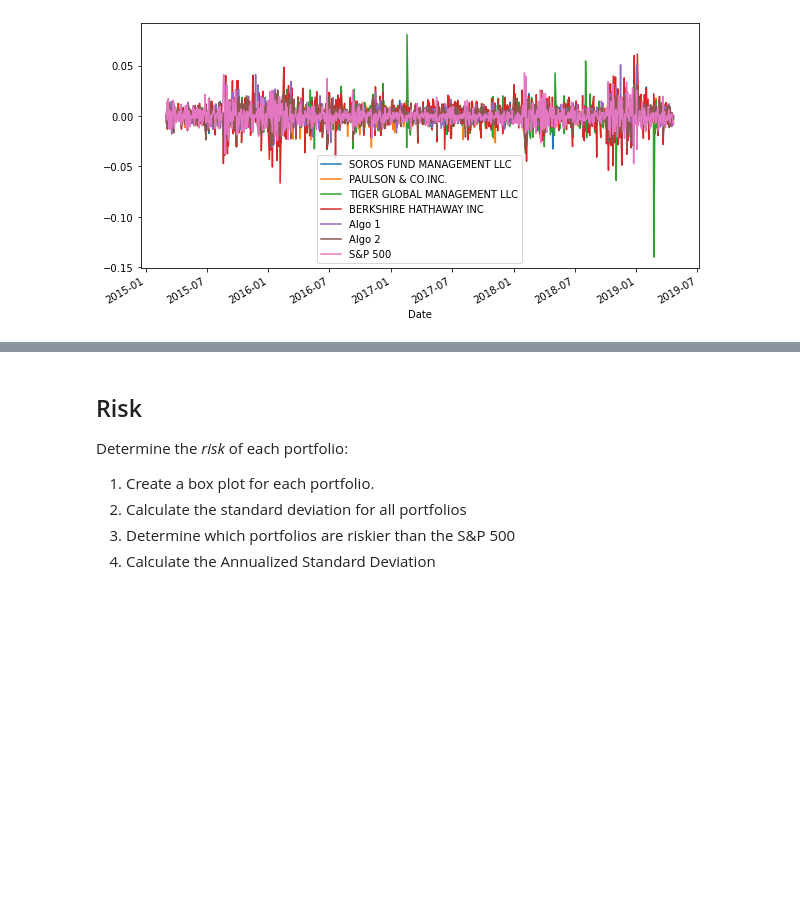
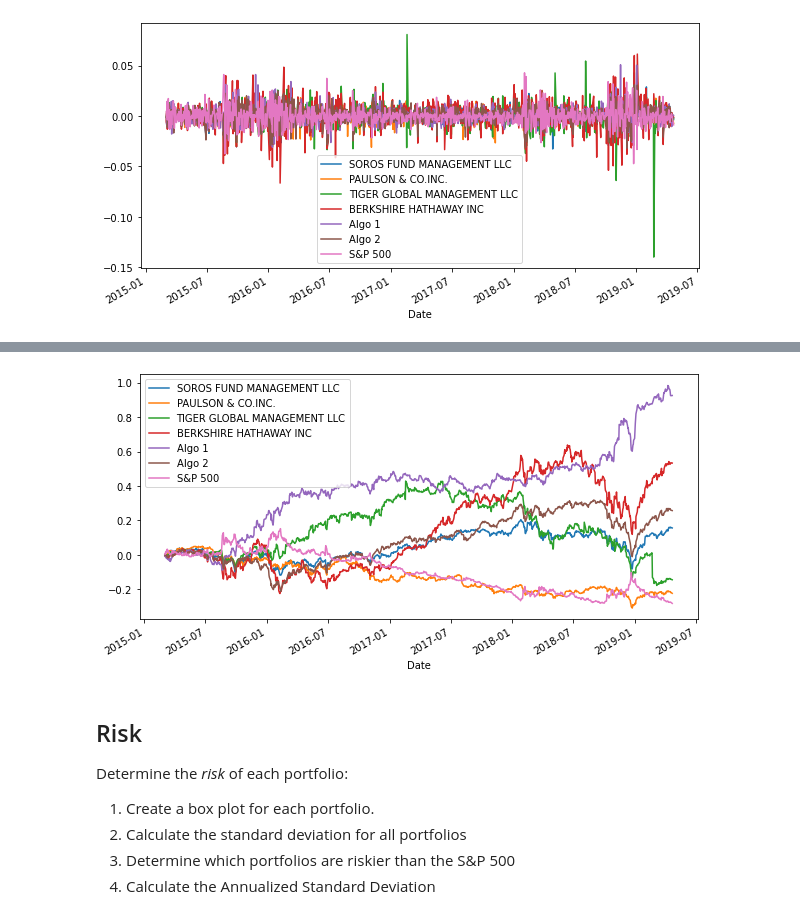
Before and after one commit to Caresir/Whale_protfolio, a Jupyter notebook: whale_analysis.ipynb, the cells around one changed output, grey strips where cells are left out. Saved outputs shown, nothing was run; the diff lists cells and outputs as text; code cells hidden in the pictures; blank space fills up the shorter version.

```diff
--- a/whale_analysis.ipynb
+++ b/whale_analysis.ipynb
@@ -202,6 +202,6 @@ merged_df.plot(figsize =(10,5))
 [figure]
 # %%
 # Plot cumulative returns
-cumulative_returns = (1 + daily_returns).cumprod()\n"
+cumulative_returns = (1 + merged_df).cumprod() -1
 cumulative_returns.plot(figsize=(10,5))
 # %% [output]
@@ -209,3 +209,4 @@ SyntaxError: unexpected character after line continuation character (<ipython-in
+[figure, added]
 # %% [markdown]
 ## Risk
 
```
Also changed, not shown: parts of 11 cells of this notebook.
